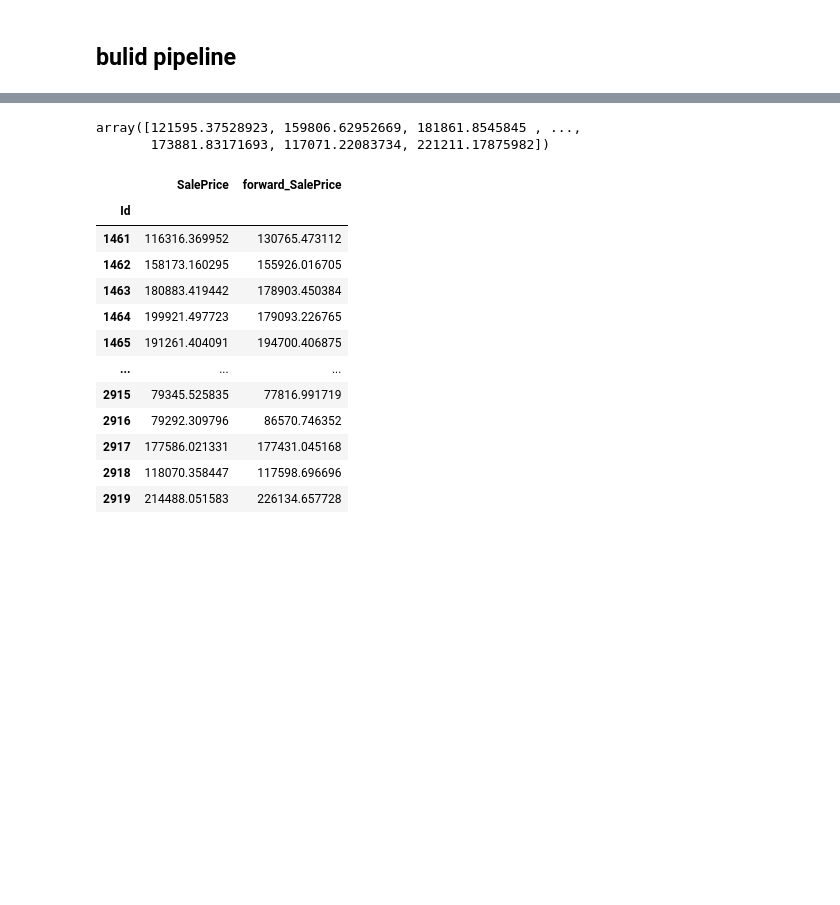
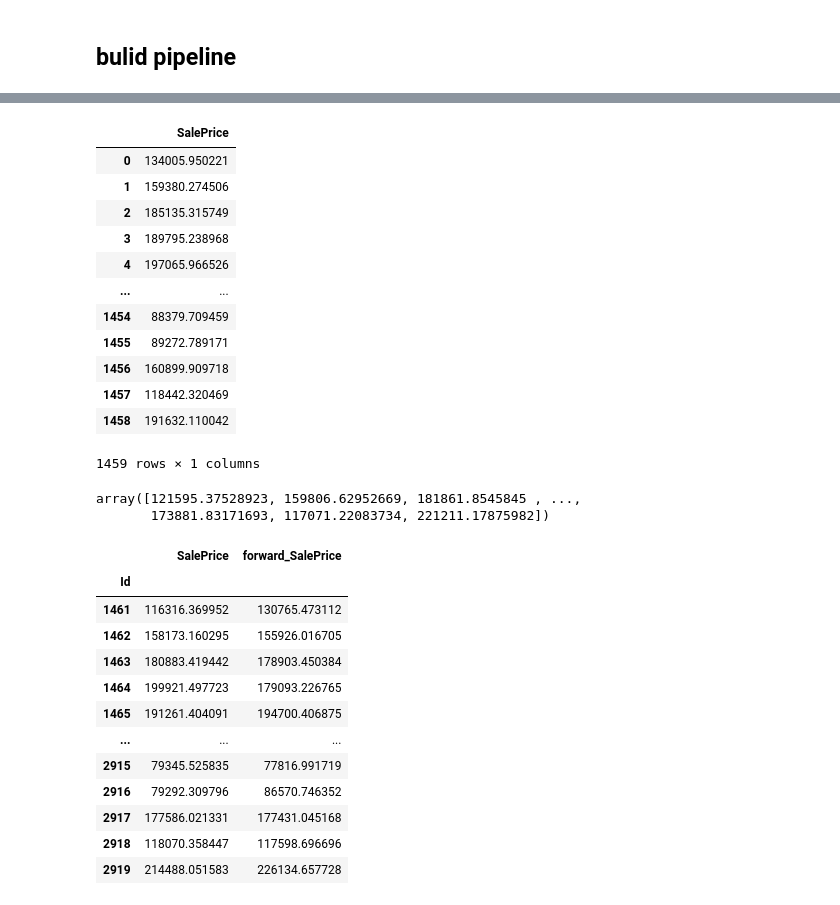
Before and after one commit to RayFromUiS/multiple-regress, a Jupyter notebook: train_test.ipynb, the cells around one changed output, grey strips where cells are left out. Drawn from its saved outputs; the diff is of its cells as text; code cells hidden in the pictures; blank space fills up the shorter version.

Commit message:
target encoding

```diff
--- a/train_test.ipynb
+++ b/train_test.ipynb
@@ -856,0 +993,4 @@ r_score
+# %%
+test_result['area'] = test_encoded['GrLivArea']
+# %%
+test_result['SalePrice'] = test_result['price per area']*test_result['area']
@@ -856,0 +1001,4 @@ r_score
+# %%
+test_result['SalePrice'] = np.exp(test_result['SalePrice'])
+# %%
+test_result.set_index('id').to_csv('target_encoding.csv')
@@ -857,3 +1016,19 @@ r_score
+# %%
+test_result.set_index()
+# %% [output]
+|  | SalePrice |
+| 0 | 134005.950221 |
+| 1 | 159380.274506 |
+| 2 | 185135.315749 |
+| 3 | 189795.238968 |
+| 4 | 197065.966526 |
+| ... | ... |
+| 1454 | 88379.709459 |
+| 1455 | 89272.789171 |
+| 1456 | 160899.909718 |
+| 1457 | 118442.320469 |
+| 1458 | 191632.110042 |
+1459 rows × 1 columns
 # %%
 def get_sale_price_error(df,x,y=None,final_test=False):
     '''get sale price with predict price per area with area
```
Also changed, not shown: parts of 36 cells of this notebook, 3 other files.
